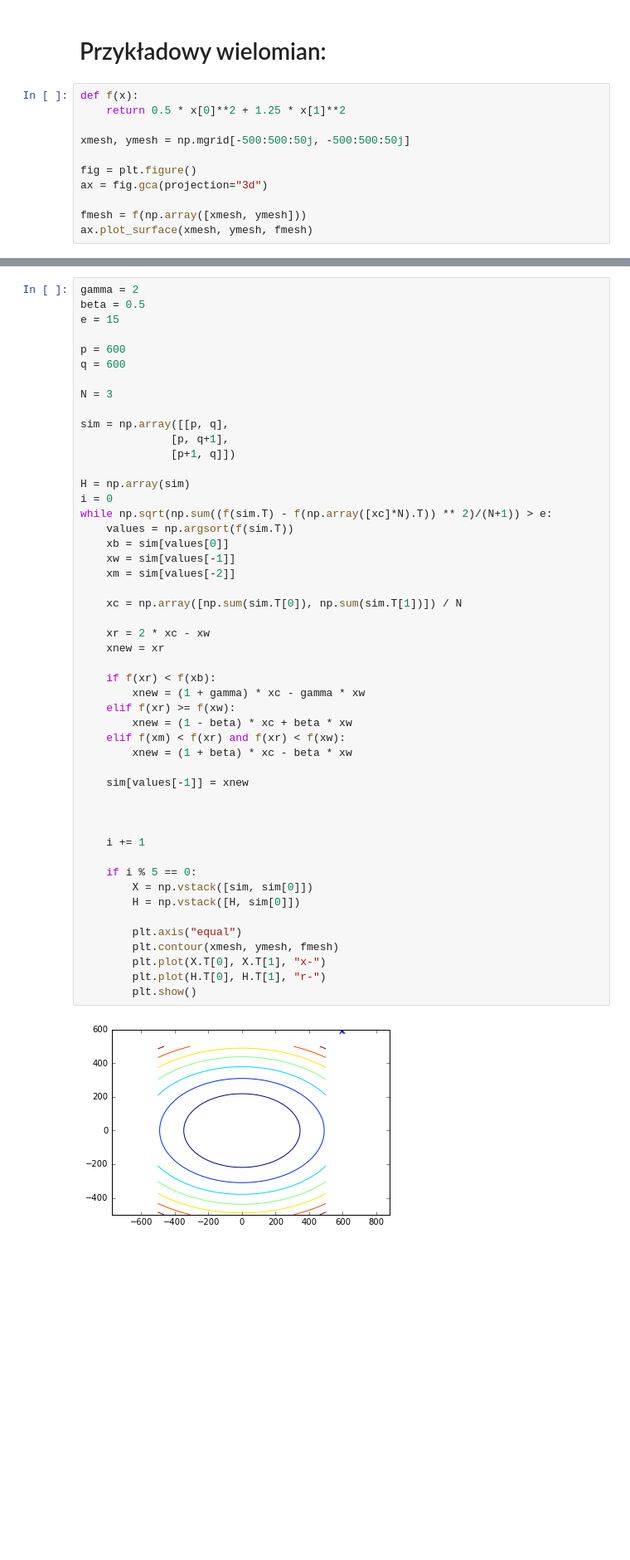
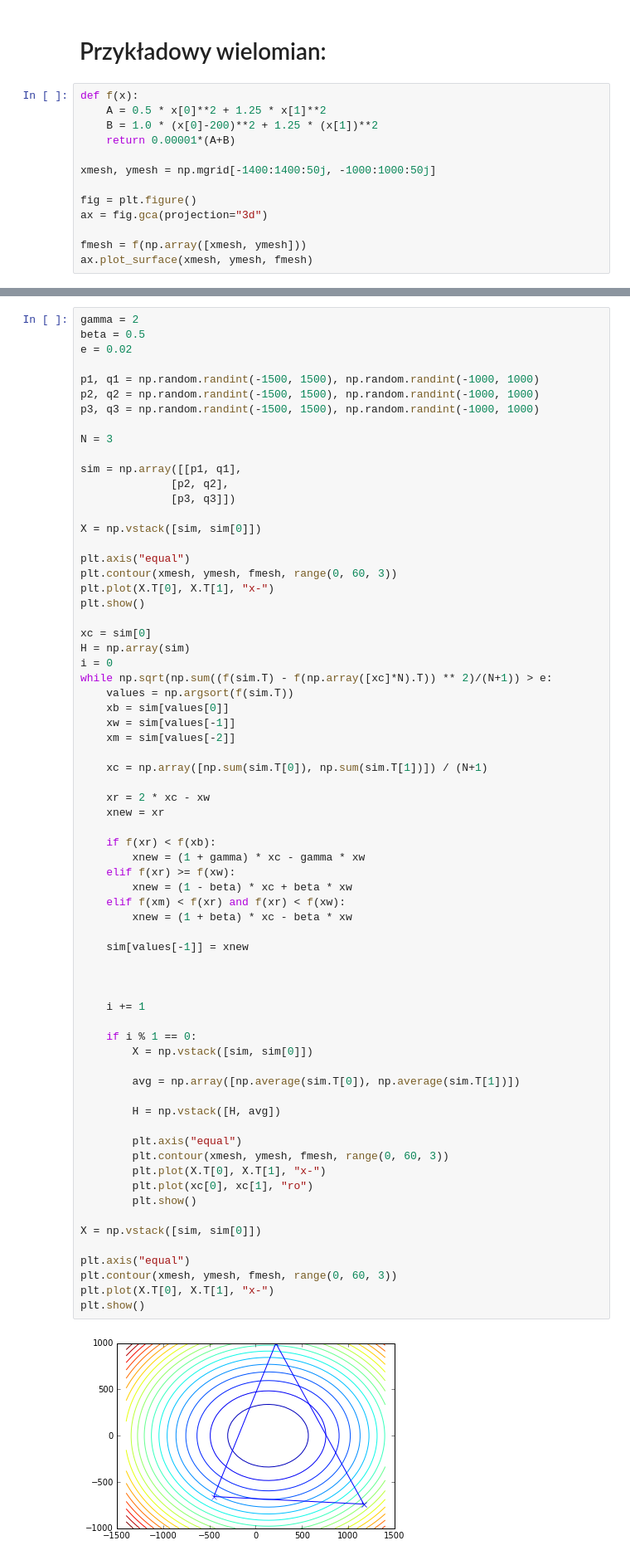
Before and after one commit to heolin/math_optimizations, a Jupyter notebook: Optimizations.ipynb, the cells around one changed output, grey strips where cells are left out. Shown at 83% size. Drawn from its saved outputs; the diff is of its cells as text; blank space fills up the shorter version.

```diff
--- a/Optimizations.ipynb
+++ b/Optimizations.ipynb
@@ -490,9 +490,11 @@ Dana jest funkcja wielu zmiennych: $f:I\!R^N\rightarrow I\!R$. Mówimy, że punk
 # Przykładowy wielomian:
 # %%
 def f(x):
-    return 0.5 * x[0]**2 + 1.25 * x[1]**2
+    A = 0.5 * x[0]**2 + 1.25 * x[1]**2
+    B = 1.0 * (x[0]-200)**2 + 1.25 * (x[1])**2
+    return 0.00001*(A+B)
 
-xmesh, ymesh = np.mgrid[-500:500:50j, -500:500:50j]
+xmesh, ymesh = np.mgrid[-1400:1400:50j, -1000:1000:50j]
 
 fig = plt.figure()
 ax = fig.gca(projection="3d")
@@ -559,51 +558,70 @@ Sympleks wymaga dużo mniejszej ilości punków niż hipersześcian, co staje s
 # %%
 gamma = 2
 beta = 0.5
-e = 15
+e = 0.02
 
-p = 600
-q = 600
+p1, q1 = np.random.randint(-1500, 1500), np.random.randint(-1000, 1000)
+p2, q2 = np.random.randint(-1500, 1500), np.random.randint(-1000, 1000)
+p3, q3 = np.random.randint(-1500, 1500), np.random.randint(-1000, 1000)
 
 N = 3
 
-sim = np.array([[p, q],
-              [p, q+1],
-              [p+1, q]])
+sim = np.array([[p1, q1],
+              [p2, q2],
+              [p3, q3]])
 
+X = np.vstack([sim, sim[0]])
+
+plt.axis("equal")
+plt.contour(xmesh, ymesh, fmesh, range(0, 60, 3))
+plt.plot(X.T[0], X.T[1], "x-")
+plt.show()
+
+xc = sim[0]
 H = np.array(sim)
 i = 0
 while np.sqrt(np.sum((f(sim.T) - f(np.array([xc]*N).T)) ** 2)/(N+1)) > e:
     values = np.argsort(f(sim.T))
     xb = sim[values[0]]
     xw = sim[values[-1]]
     xm = sim[values[-2]]
 
-    xc = np.array([np.sum(sim.T[0]), np.sum(sim.T[1])]) / N
+    xc = np.array([np.sum(sim.T[0]), np.sum(sim.T[1])]) / (N+1)
 
     xr = 2 * xc - xw
     xnew = xr
 
     if f(xr) < f(xb):
         xnew = (1 + gamma) * xc - gamma * xw
     elif f(xr) >= f(xw):
         xnew = (1 - beta) * xc + beta * xw
     elif f(xm) < f(xr) and f(xr) < f(xw):
         xnew = (1 + beta) * xc - beta * xw
 
     sim[values[-1]] = xnew
 
 
 
     i += 1
 
-    if i % 5 == 0:
+    if i % 1 == 0:
         X = np.vstack([sim, sim[0]])
-        H = np.vstack([H, sim[0]])
+
+        avg = np.array([np.average(sim.T[0]), np.average(sim.T[1])])
+
+        H = np.vstack([H, avg])
 
         plt.axis("equal")
-        plt.contour(xmesh, ymesh, fmesh)
+        plt.contour(xmesh, ymesh, fmesh, range(0, 60, 3))
         plt.plot(X.T[0], X.T[1], "x-")
-        plt.plot(H.T[0], H.T[1], "r-")
+        plt.plot(xc[0], xc[1], "ro")
         plt.show()
+
+X = np.vstack([sim, sim[0]])
+
+plt.axis("equal")
+plt.contour(xmesh, ymesh, fmesh, range(0, 60, 3))
+plt.plot(X.T[0], X.T[1], "x-")
+plt.show()
 # %% [output]
-[figure, old version]
+[figure, new version]
```
Also changed, not shown: parts of 23 cells of this notebook, 6 other files.
